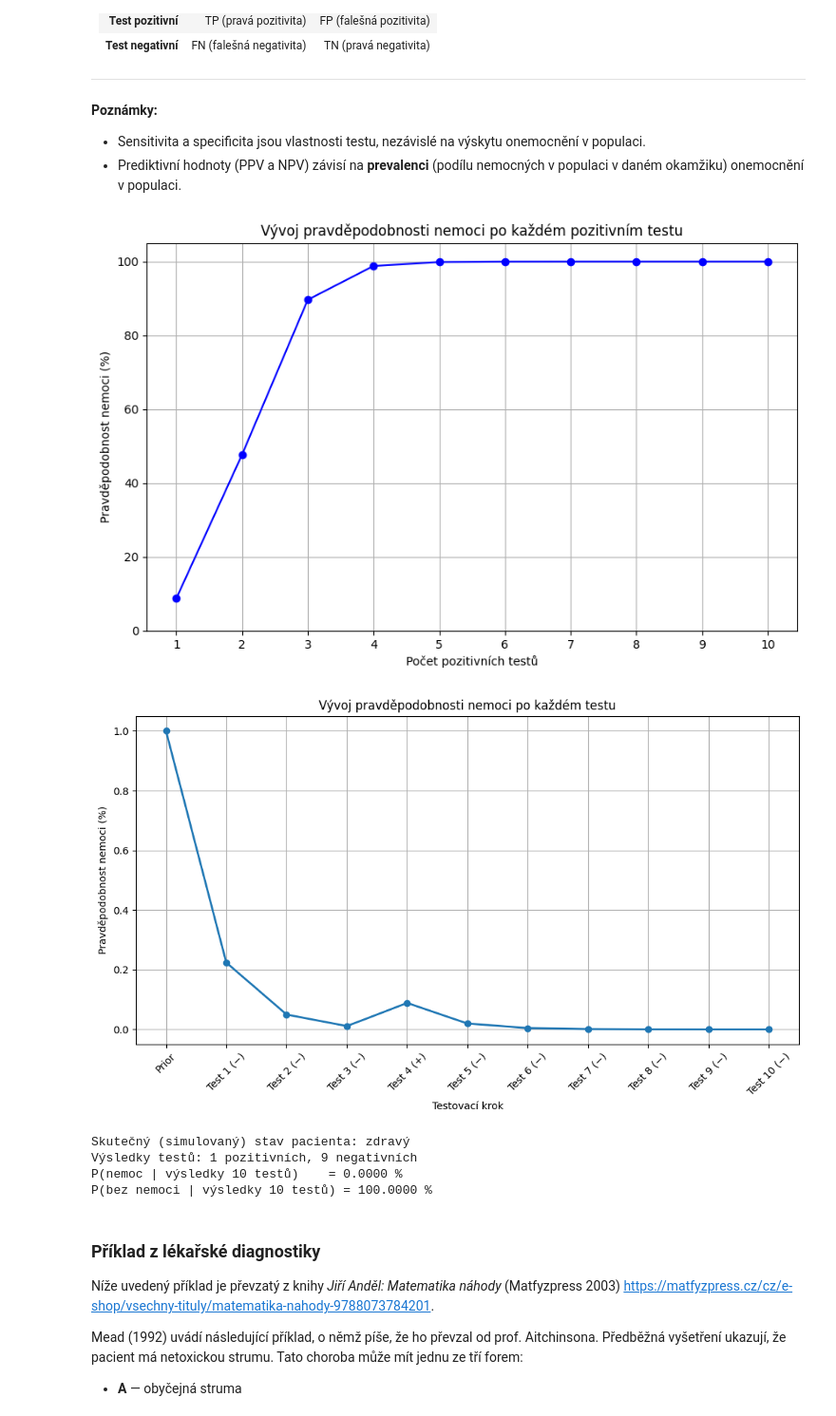
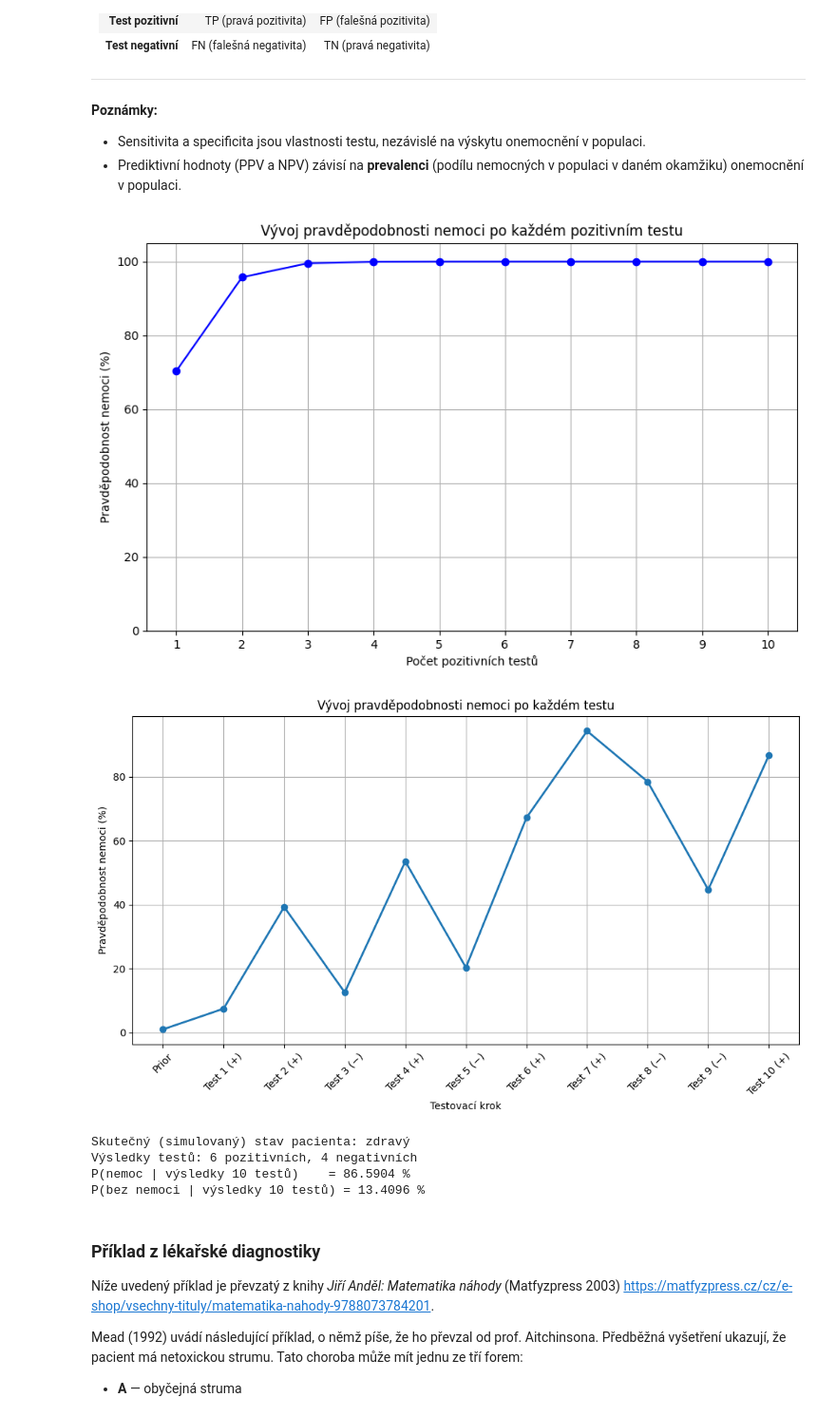
Before and after one commit to zcu-sediva/PSA, a Jupyter notebook: kapitola_2_podminena_pravdepodobnost.ipynb, the cells around one changed output. Shown at 95% size. Saved outputs shown, nothing was run; the diff lists cells and outputs as text; code cells hidden in the pictures.

```diff
--- a/kapitola_2_podminena_pravdepodobnost.ipynb
+++ b/kapitola_2_podminena_pravdepodobnost.ipynb
@@ -85,7 +87,7 @@ import matplotlib.pyplot as plt
 
 # Parametry testu a prevalence
 # Předpoklad: výsledky opakovaných testů jsou podmíněně nezávislé (při daném zdravotním stavu)
-prevalence = 0.01        # P(Disease) – apriorní pravděpodobnost nemoci
+prevalence = 0.20        # P(Disease) – apriorní pravděpodobnost nemoci
 sensitivity = 0.95       # P(Pos | Disease)
 specificity = 0.90       # P(Neg | No Disease)
 false_positive_rate = 1 - specificity  # P(Pos | No Disease)
@@ -118,7 +120,7 @@ plt.ylim(0, 105)
 plt.xticks(range(1, num_tests + 1))
 plt.show()
 # %% [output]
-[figure, old version]
+[figure, new version]
 # %%
 import matplotlib.pyplot as plt
 import numpy as np
@@ -139,7 +141,7 @@ p_positive = sensitivity if is_sick else 1 - specificity
 test_results = rng.random(num_tests) < p_positive
 
 # Pro ruční zadání lze místo simulace použít např.:
-# test_results = [True, True, False, True, False, True, True, False, False, True]
+test_results = [True, True, False, True, False, True, True, False, False, True]
 
 
 # Funkce pro výpočet pravděpodobnosti nemoci po jednom testu (Bayesova věta)
@@ -153,38 +155,38 @@ def bayesian_update(prior, result, sensitivity, specificity):
     return numerator / denominator
 
 # Výpočet vývoje pravděpodobnosti
 probabilities = [prevalence]
 for result in test_results:
     updated = bayesian_update(probabilities[-1], result, sensitivity, specificity)
     probabilities.append(updated)
 
 # Vykreslení grafu
 labels = ['Prior'] + [f'Test {i} ({"+" if r else "−"})' for i, r in enumerate(test_results, start=1)]
 plt.figure(figsize=(10, 6))
 plt.plot(range(len(probabilities)), [p * 100 for p in probabilities], marker='o', linewidth=2)
 plt.xticks(range(len(probabilities)), labels=labels, rotation=45)
 plt.xlabel('Testovací krok')
 plt.ylabel('Pravděpodobnost nemoci (%)')
 plt.title('Vývoj pravděpodobnosti nemoci po každém testu')
 plt.grid(True)
 plt.tight_layout()
 plt.show()
 
 # Výsledky
 n = len(test_results)
 n_pos = int(np.sum(test_results))
 final_probability = probabilities[-1]
 
 print(f"Skutečný (simulovaný) stav pacienta: {'nemocný' if is_sick else 'zdravý'}")
 print(f"Výsledky testů: {n_pos} pozitivních, {n - n_pos} negativních")
 print(f"P(nemoc | výsledky {n} testů)    = {final_probability * 100:.4f} %")
 print(f"P(bez nemoci | výsledky {n} testů) = {(1 - final_probability) * 100:.4f} %")
 # %% [output]
-[figure, old version]
+[figure, new version]
 Skutečný (simulovaný) stav pacienta: zdravý
-Výsledky testů: 1 pozitivních, 9 negativních
-P(nemoc | výsledky 10 testů)    = 0.0000 %
-P(bez nemoci | výsledky 10 testů) = 100.0000 %
+Výsledky testů: 6 pozitivních, 4 negativních
+P(nemoc | výsledky 10 testů)    = 86.5904 %
+P(bez nemoci | výsledky 10 testů) = 13.4096 %
 # %% [markdown]
 ### Příklad z lékařské diagnostiky
 
```
Also changed, not shown: parts of 4 cells of this notebook, 10 other files.
